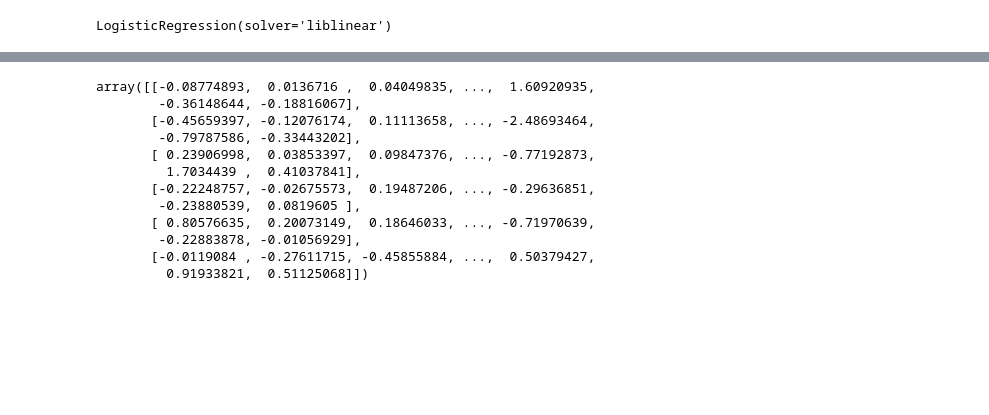
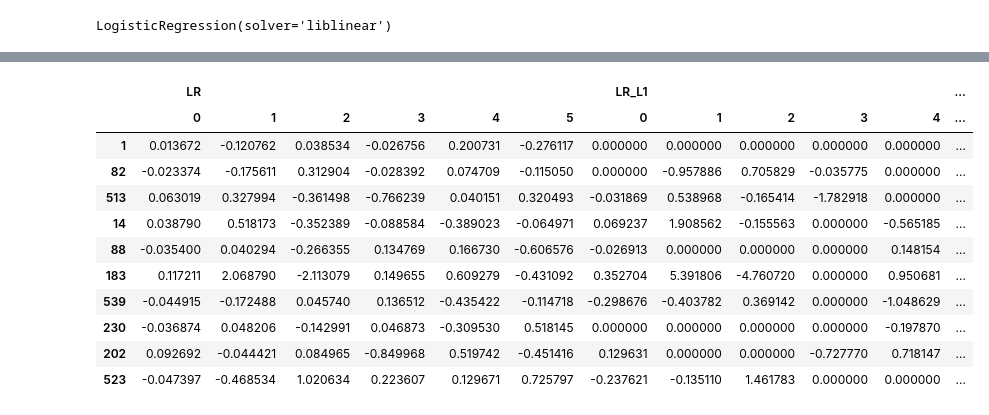
Before and after one commit to MassGH2023/Supervised-Machine-Learning-Classification, a Jupyter notebook: Logistic_regression.ipynb, the cells around one changed output, grey strips where cells are left out. Cells and saved outputs as stored; diff of their text form; code cells hidden in the pictures; blank space fills up the shorter version.

```diff
--- a/Logistic_regression.ipynb
+++ b/Logistic_regression.ipynb
@@ -243,15 +244,0 @@ LR_L2.fit(X_tr, y_tr)
-# %%
-LR.coef_
-# %% [output]
-array([[-0.08774893,  0.0136716 ,  0.04049835, ...,  1.60920935,
-        -0.36148644, -0.18816067],
-       [-0.45659397, -0.12076174,  0.11113658, ..., -2.48693464,
-        -0.79787586, -0.33443202],
-       [ 0.23906998,  0.03853397,  0.09847376, ..., -0.77192873,
-         1.7034439 ,  0.41037841],
-       [-0.22248757, -0.02675573,  0.19487206, ..., -0.29636851,
-        -0.23880539,  0.0819605 ],
-       [ 0.80576635,  0.20073149,  0.18646033, ..., -0.71970639,
-        -0.22883878, -0.01056929],
-       [-0.0119084 , -0.27611715, -0.45855884, ...,  0.50379427,
-         0.91933821,  0.51125068]])
@@ -257,0 +258,15 @@ array([[-0.08774893,  0.0136716 ,  0.04049835, ...,  1.60920935,
+# %%
+coeffs.sample(10)
+# %% [output]
+|  | LR |  |  |  |  |  | LR_L1 |  |  |  |  | ... |
+|  | 0 | 1 | 2 | 3 | 4 | 5 | 0 | 1 | 2 | 3 | 4 | ... |
+| 1 | 0.013672 | -0.120762 | 0.038534 | -0.026756 | 0.200731 | -0.276117 | 0.000000 | 0.000000 | 0.000000 | 0.000000 | 0.000000 | ... |
+| 82 | -0.023374 | -0.175611 | 0.312904 | -0.028392 | 0.074709 | -0.115050 | 0.000000 | -0.957886 | 0.705829 | -0.035775 | 0.000000 | ... |
+| 513 | 0.063019 | 0.327994 | -0.361498 | -0.766239 | 0.040151 | 0.320493 | -0.031869 | 0.538968 | -0.165414 | -1.782918 | 0.000000 | ... |
+| 14 | 0.038790 | 0.518173 | -0.352389 | -0.088584 | -0.389023 | -0.064971 | 0.069237 | 1.908562 | -0.155563 | 0.000000 | -0.565185 | ... |
+| 88 | -0.035400 | 0.040294 | -0.266355 | 0.134769 | 0.166730 | -0.606576 | -0.026913 | 0.000000 | 0.000000 | 0.000000 | 0.148154 | ... |
+| 183 | 0.117211 | 2.068790 | -2.113079 | 0.149655 | 0.609279 | -0.431092 | 0.352704 | 5.391806 | -4.760720 | 0.000000 | 0.950681 | ... |
+| 539 | -0.044915 | -0.172488 | 0.045740 | 0.136512 | -0.435422 | -0.114718 | -0.298676 | -0.403782 | 0.369142 | 0.000000 | -1.048629 | ... |
+| 230 | -0.036874 | 0.048206 | -0.142991 | 0.046873 | -0.309530 | 0.518145 | 0.000000 | 0.000000 | 0.000000 | 0.000000 | -0.197870 | ... |
+| 202 | 0.092692 | -0.044421 | 0.084965 | -0.849968 | 0.519742 | -0.451416 | 0.129631 | 0.000000 | 0.000000 | -0.727770 | 0.718147 | ... |
+| 523 | -0.047397 | -0.468534 | 1.020634 | 0.223607 | 0.129671 | 0.725797 | -0.237621 | -0.135110 | 1.461783 | 0.000000 | 0.000000 | ... |
```
Also changed, not shown: parts of 12 cells of this notebook.
